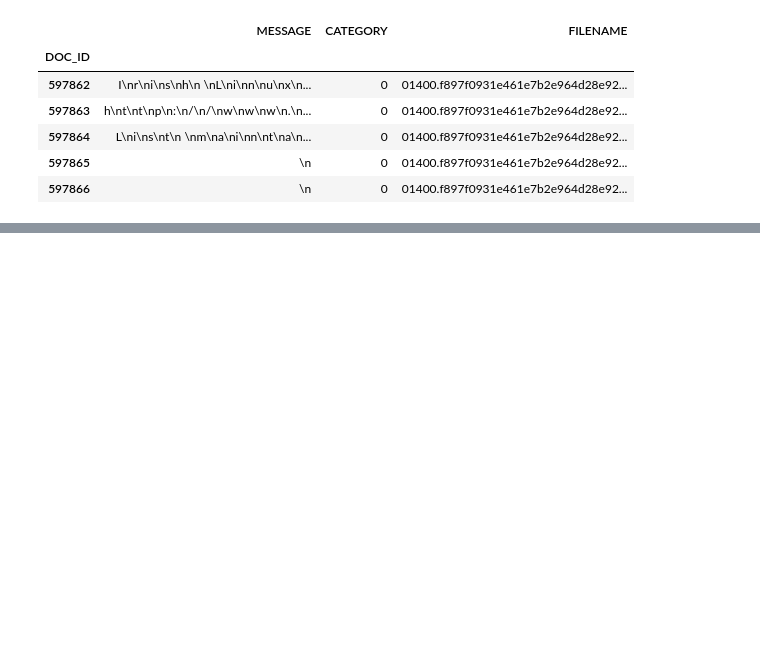
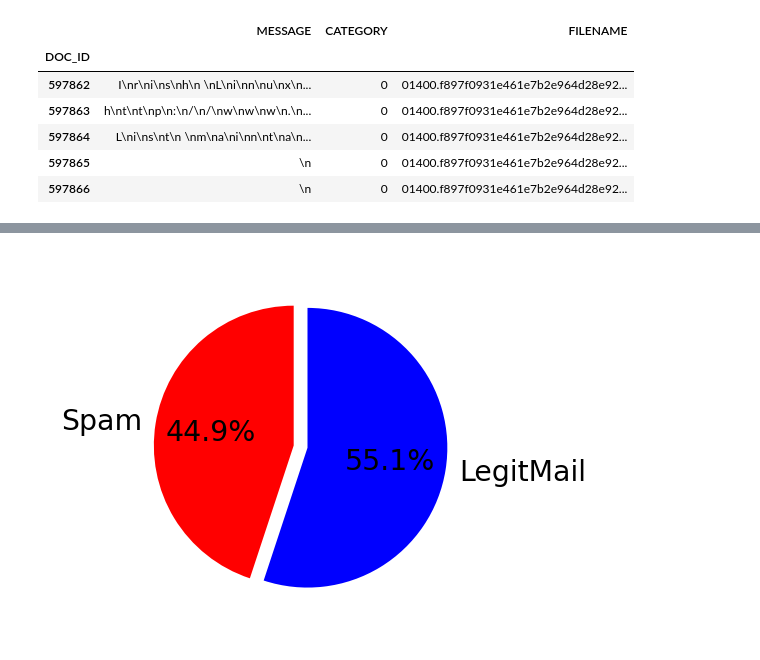
Before and after one commit to aaditya9803/Spam-Filter, a Jupyter notebook: 06 Bayes Classifier.ipynb, the cells around one changed output, grey strips where cells are left out. Saved outputs shown, nothing was run; the diff lists cells and outputs as text; code cells hidden in the pictures; blank space fills up the shorter version.

```diff
--- a/06 Bayes Classifier.ipynb
+++ b/06 Bayes Classifier.ipynb
@@ -153,0 +168,14 @@ data.to_json(data_json_file)
+# %%
+#Number of Spam Messages Visualised (Pie Charts)
+data.CATEGORY.value_counts()
+amount_of_spam = data.CATEGORY.value_counts()[1]
+amount_of_ham = data.CATEGORY.value_counts()[0]
+category_names = ['Spam','LegitMail']
+colours=['red','blue']
+explode=[0,0.1]
+sizes = [amount_of_spam, amount_of_ham]
+plt.figure(figsize=(2,2),dpi=227)
+plt.pie(x=sizes,labels=category_names,textprops={'fontsize':9},colors=colours,explode=[0,0.1],autopct ='%1.1f%%',startangle=90)
+plt.show()
+# %% [output]
+[figure, added]
```
Also changed, not shown: parts of 4 cells of this notebook.
